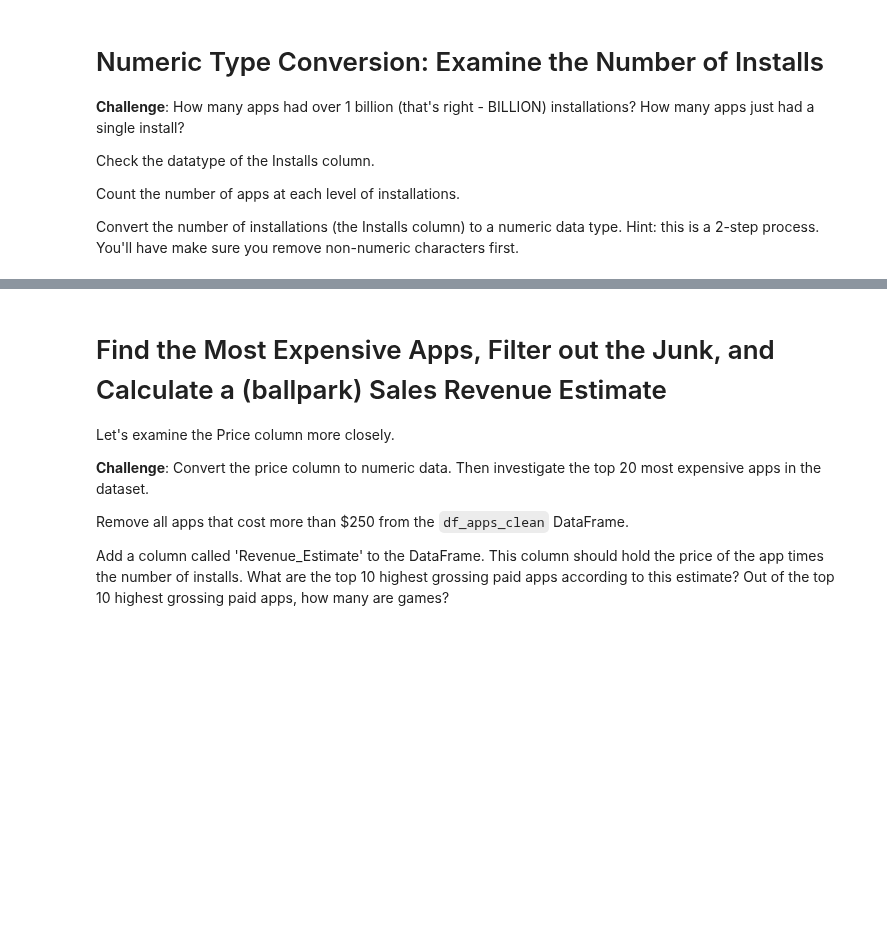
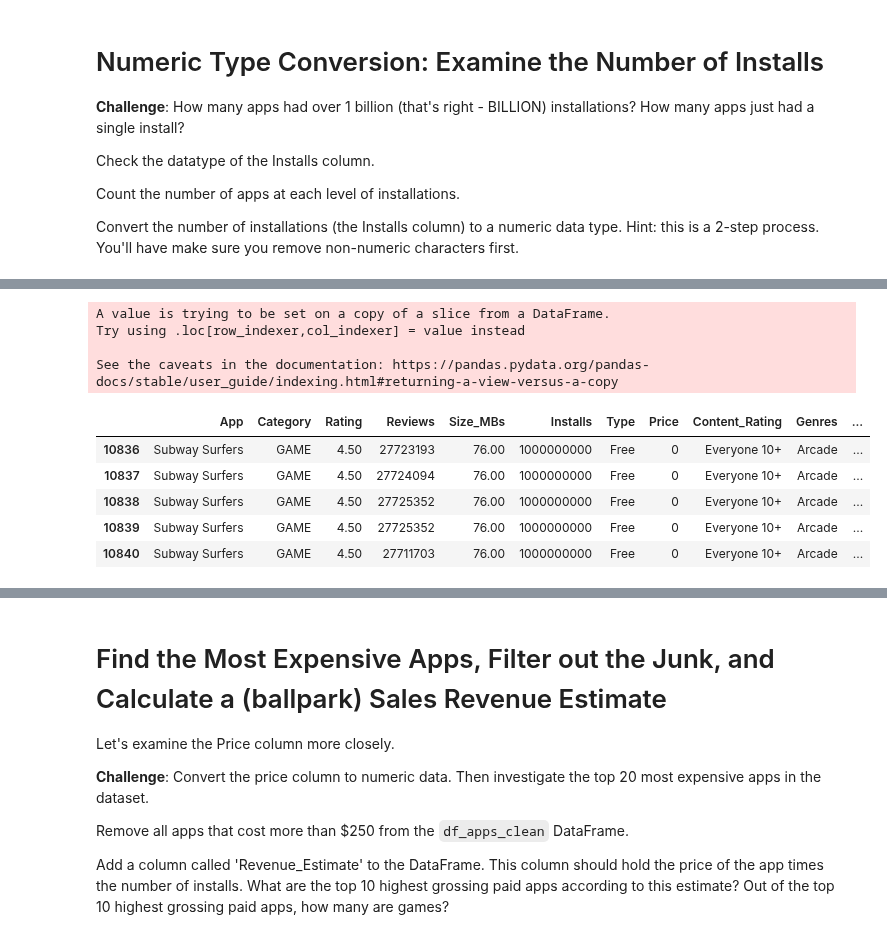
Before and after one commit to bnedjm/100-Dayz-of-Code, a Jupyter notebook: 04-Advanced-Section/Day-076 - Beautiful Plotly Charts & Analysing the Android App Store/Google Play Store App Analytics.ipynb, the cells around one changed output, grey strips where cells are left out. Drawn from its saved outputs; the diff is of its cells as text; code cells hidden in the pictures; blank space fills up the shorter version.

```diff
--- a/04-Advanced-Section/Day-076 - Beautiful Plotly Charts & Analysing the Android App Store/Google Play Store App Analytics.ipynb
+++ b/04-Advanced-Section/Day-076 - Beautiful Plotly Charts & Analysing the Android App Store/Google Play Store App Analytics.ipynb
@@ -201,0 +245,14 @@ Convert the number of installations (the Installs column) to a numeric data type
+# %%
+df_apps_clean.Installs = df_apps_clean.Installs.astype(str).str.replace(",", "")
+df_apps_clean.tail()
+# %% [output]
+A value is trying to be set on a copy of a slice from a DataFrame.
+Try using .loc[row_indexer,col_indexer] = value instead
+
+See the caveats in the documentation: https://pandas.pydata.org/pandas-docs/stable/user_guide/indexing.html#returning-a-view-versus-a-copy
+|  | App | Category | Rating | Reviews | Size_MBs | Installs | Type | Price | Content_Rating | Genres | ... |
+| 10836 | Subway Surfers | GAME | 4.50 | 27723193 | 76.00 | 1000000000 | Free | 0 | Everyone 10+ | Arcade | ... |
+| 10837 | Subway Surfers | GAME | 4.50 | 27724094 | 76.00 | 1000000000 | Free | 0 | Everyone 10+ | Arcade | ... |
+| 10838 | Subway Surfers | GAME | 4.50 | 27725352 | 76.00 | 1000000000 | Free | 0 | Everyone 10+ | Arcade | ... |
+| 10839 | Subway Surfers | GAME | 4.50 | 27725352 | 76.00 | 1000000000 | Free | 0 | Everyone 10+ | Arcade | ... |
+| 10840 | Subway Surfers | GAME | 4.50 | 27711703 | 76.00 | 1000000000 | Free | 0 | Everyone 10+ | Arcade | ... |
```
Also changed, not shown: parts of 10 cells of this notebook.
